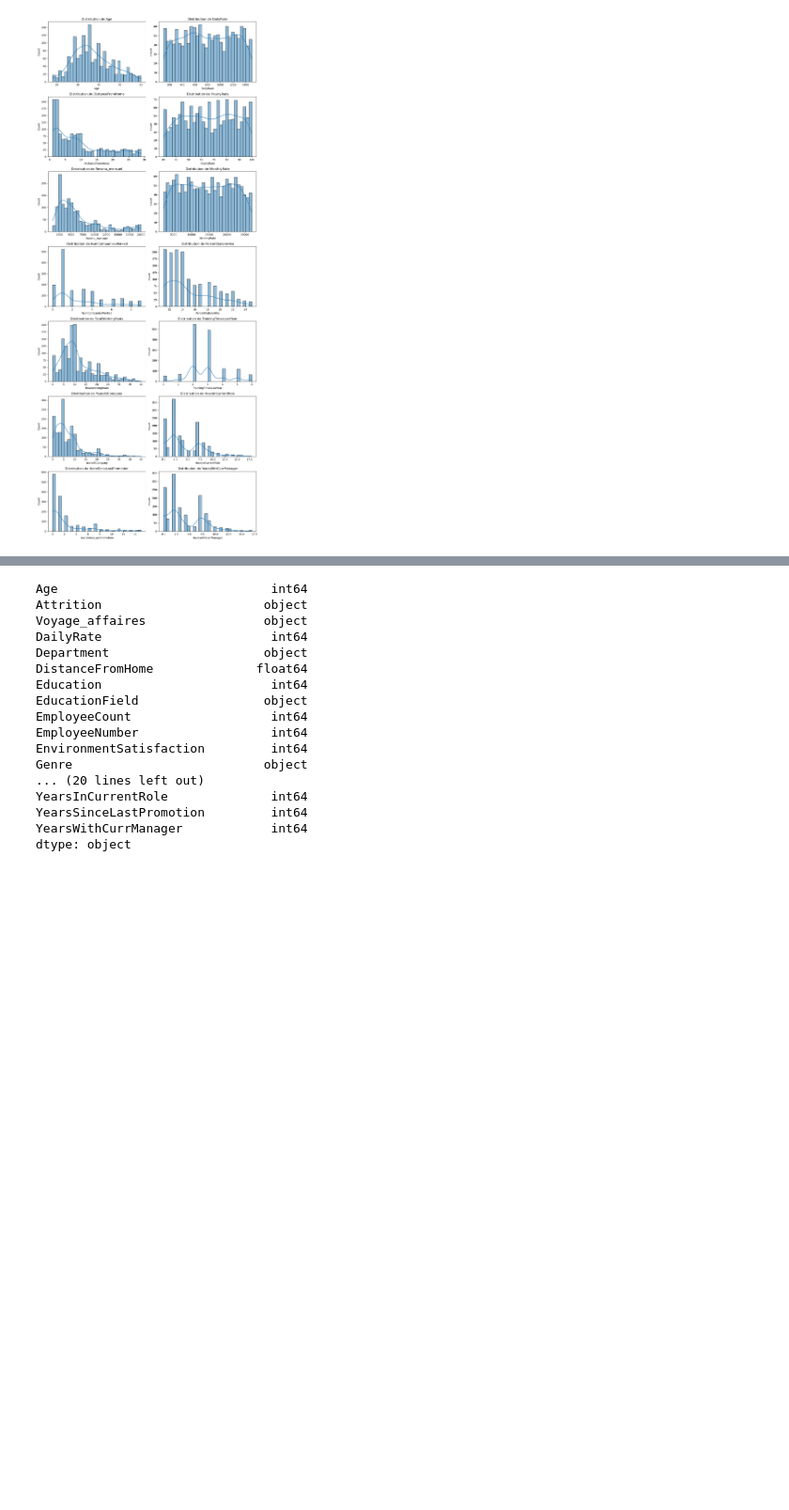
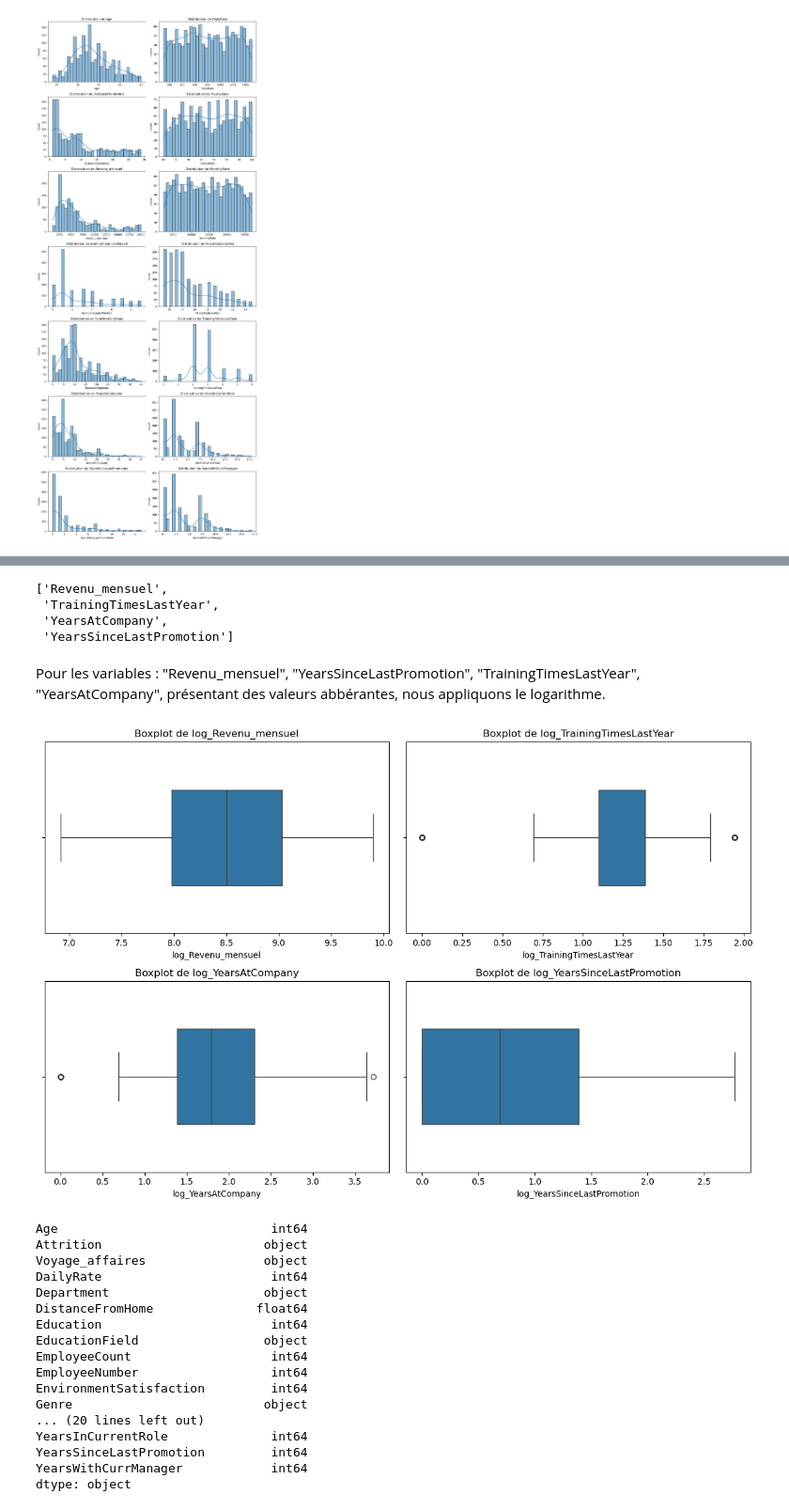
Before and after one commit to ds-learning-journey/Imbalanced_Data_Methods, a Jupyter notebook: Preprocessing.ipynb, the cells around one changed output, grey strips where cells are left out. Shown at 94% size. Drawn from its saved outputs; the diff is of its cells as text; code cells hidden in the pictures; blank space fills up the shorter version.

```diff
--- a/Imbalanced_Methods_NoteBook.ipynb
+++ b/Preprocessing.ipynb
@@ -135,3 +165,69 @@ plt.show()
+# %%
+vars_outliers = []
+for col in quant_features:
+
+    # Calcul des quartiles
+    Q1 = Attrition_df[col].quantile(0.25)
+    Q3 = Attrition_df[col].quantile(0.75)
+    IQR = Q3 - Q1
+
+    # Bornes des outliers
+    lower_bound = Q1 - 1.5 * IQR
+    upper_bound = Q3 + 1.5 * IQR
+
+    # Détection des outliers
+    outliers = Attrition_df[(Attrition_df[col] < lower_bound) |
+                            (Attrition_df[col] > upper_bound)]
+
+    # Pourcentage d'outliers
+    pct_outliers = len(outliers) / len(Attrition_df)
+
+    # Condition > 10%
+    if pct_outliers > 0.05:
+        vars_outliers.append(col)
+
+# Résultat
+vars_outliers
+# %% [output]
+['Revenu_mensuel',
+ 'TrainingTimesLastYear',
+ 'YearsAtCompany',
+ 'YearsSinceLastPromotion']
+# %% [markdown]
+Pour les variables : "Revenu_mensuel", "YearsSinceLastPromotion", "TrainingTimesLastYear", "YearsAtCompany", présentant des valeurs abbérantes, nous appliquons le logarithme.
+# %%
+var_log = vars_outliers
+
+data_Log = pd.DataFrame()
+
+for col in var_log:
+    data_Log[f"log_{col}"] = np.log1p(Attrition_df[col])
+
+n = len(data_Log.columns)
+n_rows = math.ceil(n / 2)
+
+fig, axes = plt.subplots(n_rows, 2, figsize=(12, 4 * n_rows))
+axes = axes.flatten()
+
+for i, col in enumerate(data_Log.columns):
+    ax = axes[i]
+
+    _ = sns.boxplot(
+        x=data_Log[col],
+        ax=ax,
+        width=0.5,
+        linewidth=1
+    )
+
+    _ = ax.set_title(f"Boxplot de {col}")
+
+for j in range(i + 1, len(axes)):
+    fig.delaxes(axes[j])
+
+plt.tight_layout()
+plt.show()
+# %% [output]
+[figure, added]
 # %%
 Attrition_df_copy = Attrition_df.copy()
 Attrition_df_copy = Attrition_df_copy.drop(columns=["EmployeeCount"])
```
Also changed, not shown: parts of 8 cells of this notebook, 1 other file.
